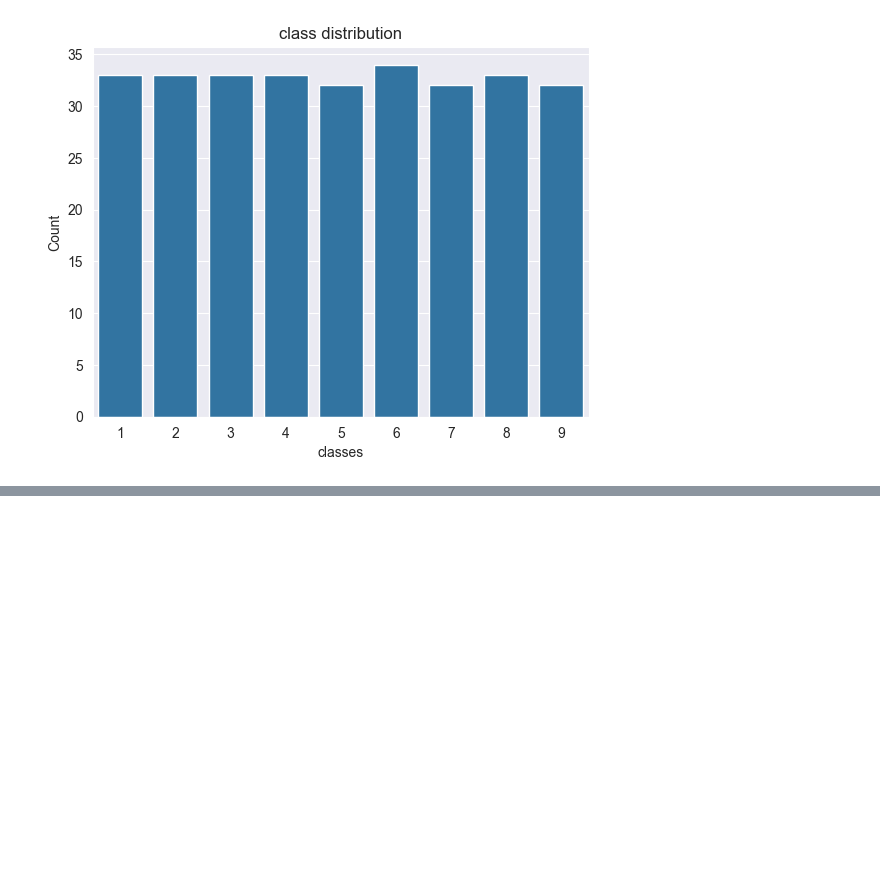
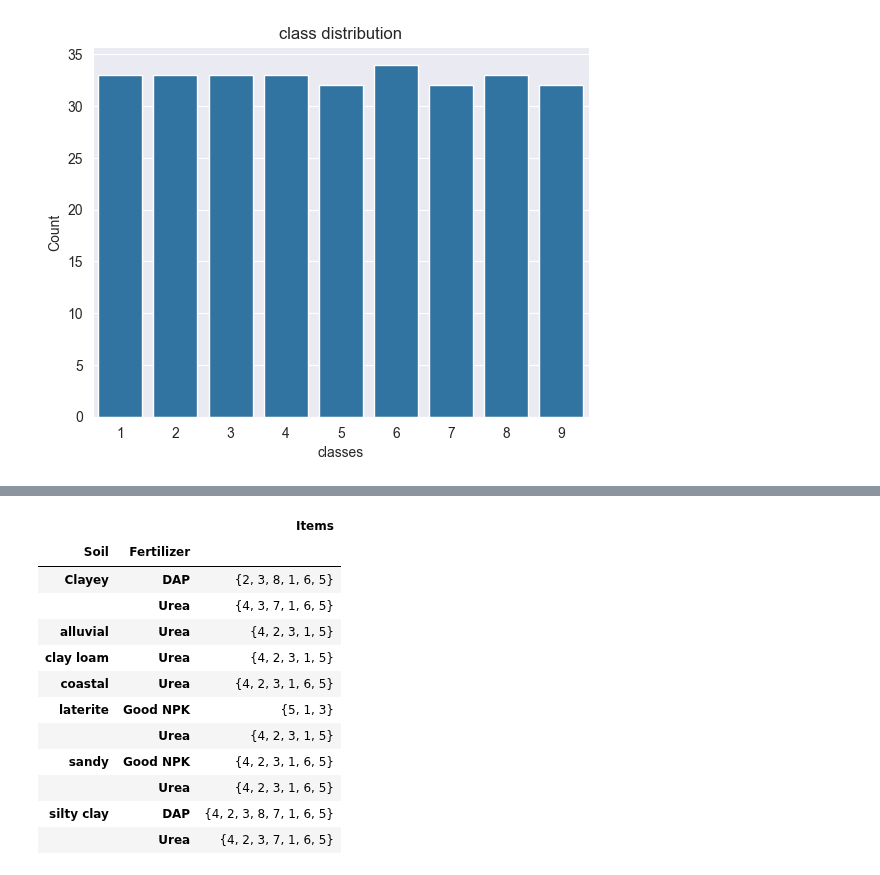
Before and after one commit to Mounir-charef/data_mining, a Jupyter notebook: notebooks/part2-apiriori.ipynb, the cells around one changed output, grey strips where cells are left out. Cells and saved outputs as stored; diff of their text form; code cells hidden in the pictures; blank space fills up the shorter version.

```diff
--- a/notebooks/part2-apiriori.ipynb
+++ b/notebooks/part2-apiriori.ipynb
@@ -316,0 +353,17 @@ pprint(apriori.rules)
+# %%
+# get all rows that has items 3 and 4 and 5
+grouped_df[grouped_df['Items'].apply(lambda x: '3' in x and '1' in x and '5' in x)]
+# %% [output]
+|  |  | Items |
+| Soil | Fertilizer |  |
+| Clayey | DAP | {2, 3, 8, 1, 6, 5} |
+|  | Urea | {4, 3, 7, 1, 6, 5} |
+| alluvial | Urea | {4, 2, 3, 1, 5} |
+| clay loam | Urea | {4, 2, 3, 1, 5} |
+| coastal | Urea | {4, 2, 3, 1, 6, 5} |
+| laterite | Good NPK | {5, 1, 3} |
+|  | Urea | {4, 2, 3, 1, 5} |
+| sandy | Good NPK | {4, 2, 3, 1, 6, 5} |
+|  | Urea | {4, 2, 3, 1, 6, 5} |
+| silty clay | DAP | {4, 2, 3, 8, 7, 1, 6, 5} |
+|  | Urea | {4, 2, 3, 7, 1, 6, 5} |
```
Also changed, not shown: parts of 10 cells of this notebook.
